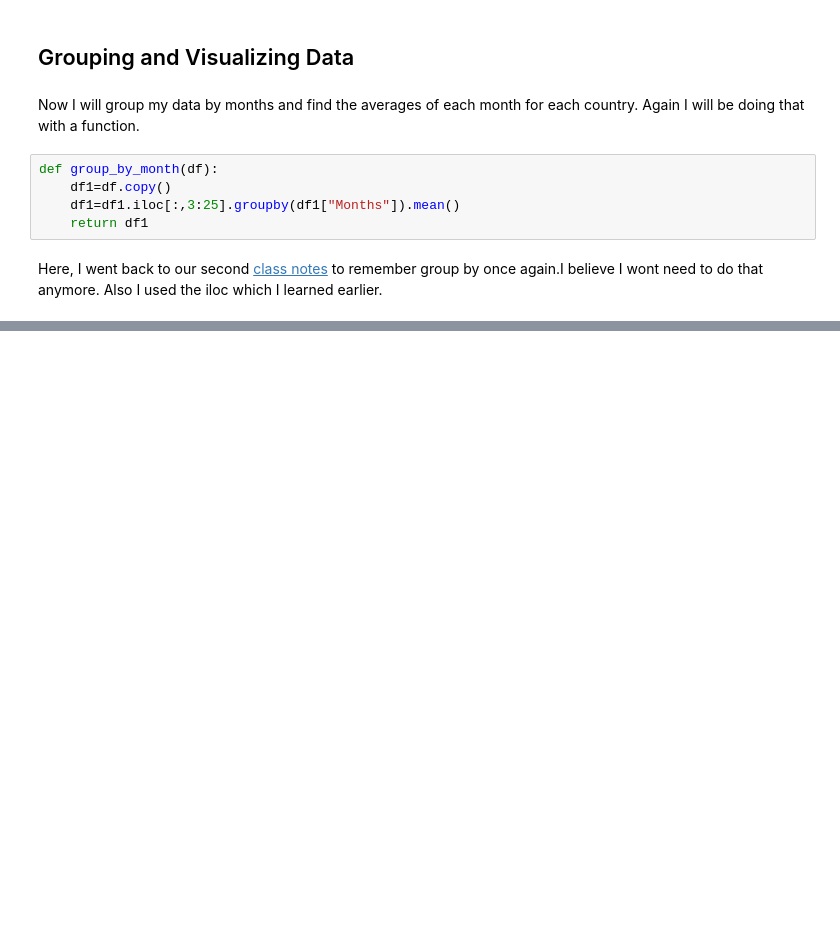
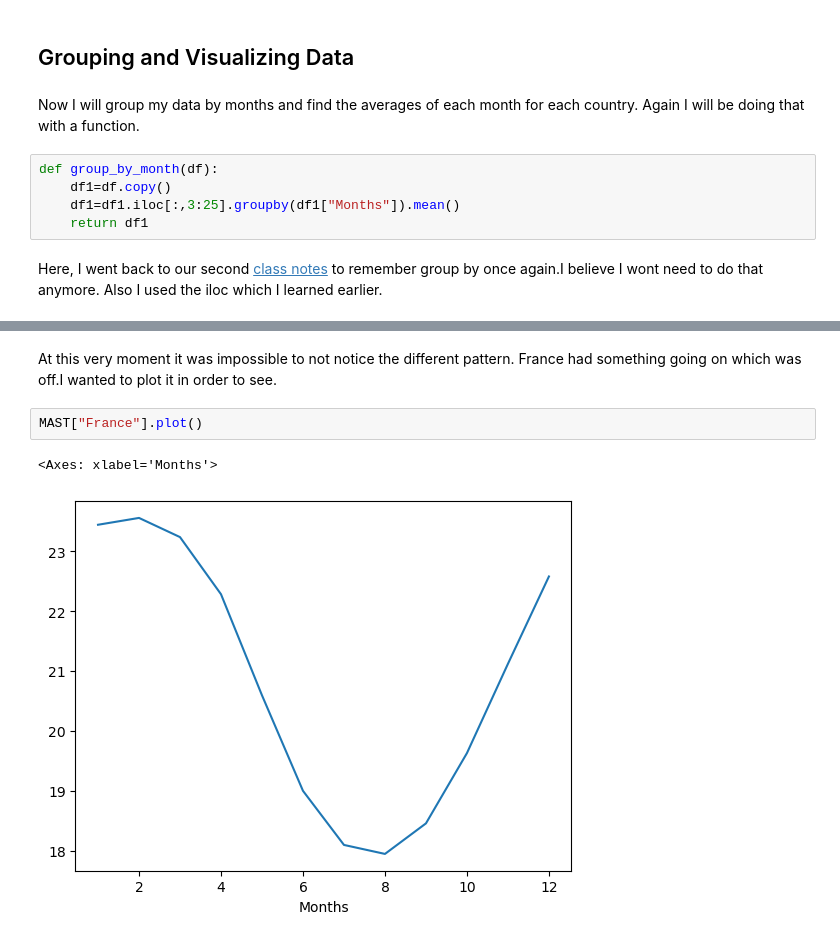
Before and after one commit to etumkaya/381E_data_science, a Jupyter notebook: HW1.ipynb, the cells around one changed output, grey strips where cells are left out. Cells and saved outputs as stored; diff of their text form; blank space fills up the shorter version.

```diff
--- a/HW1.ipynb
+++ b/HW1.ipynb
@@ -328,0 +328,7 @@ MAST.plot(figsize=(30,20))
+# %% [markdown]
+At this very moment it was impossible to not notice the different pattern. France had something going on which was off.I wanted to plot it in order to see.
+# %%
+MAST["France"].plot()
+# %% [output]
+<Axes: xlabel='Months'>
+[figure, added]
```
Also changed, not shown: parts of 34 cells of this notebook.
